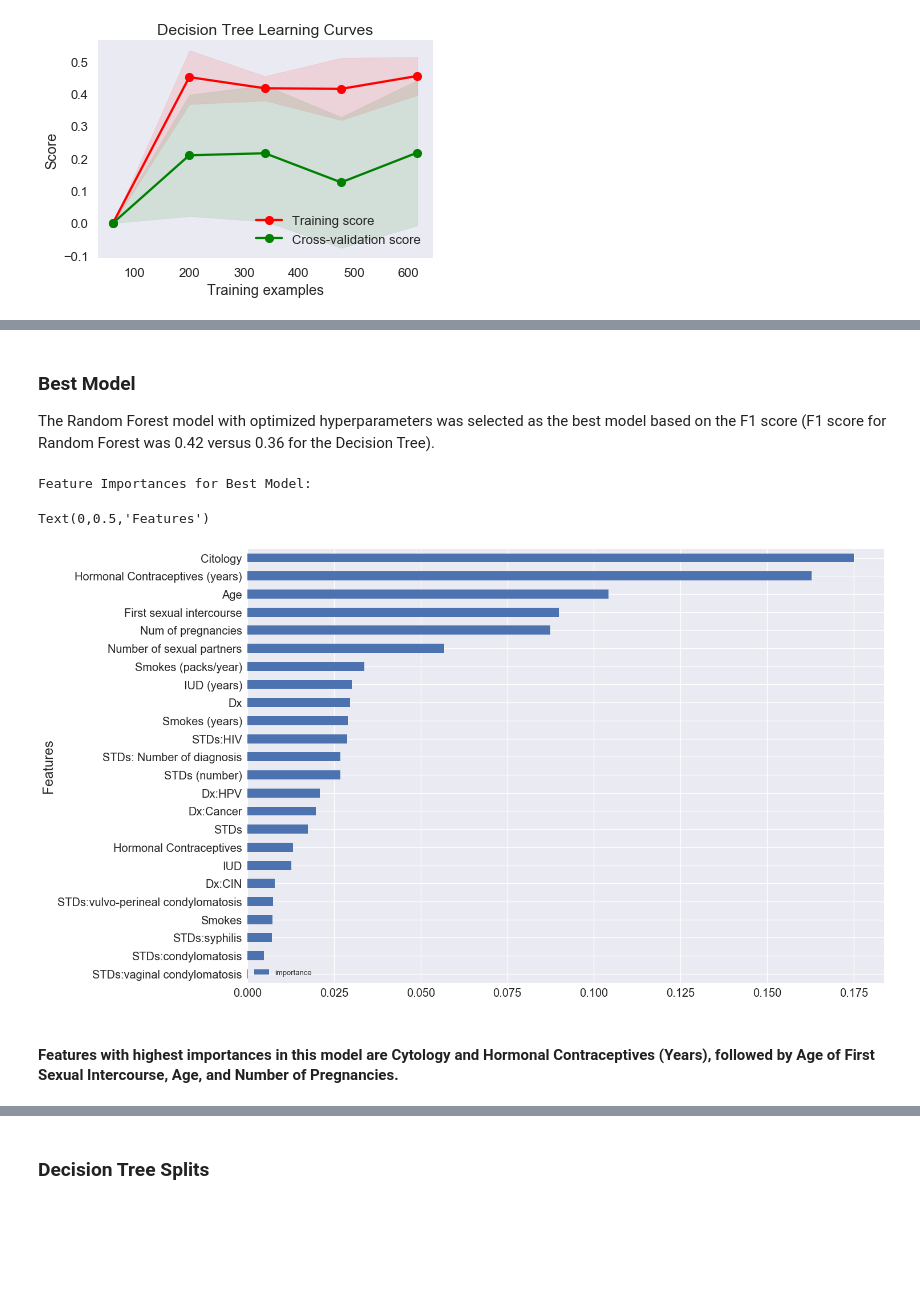
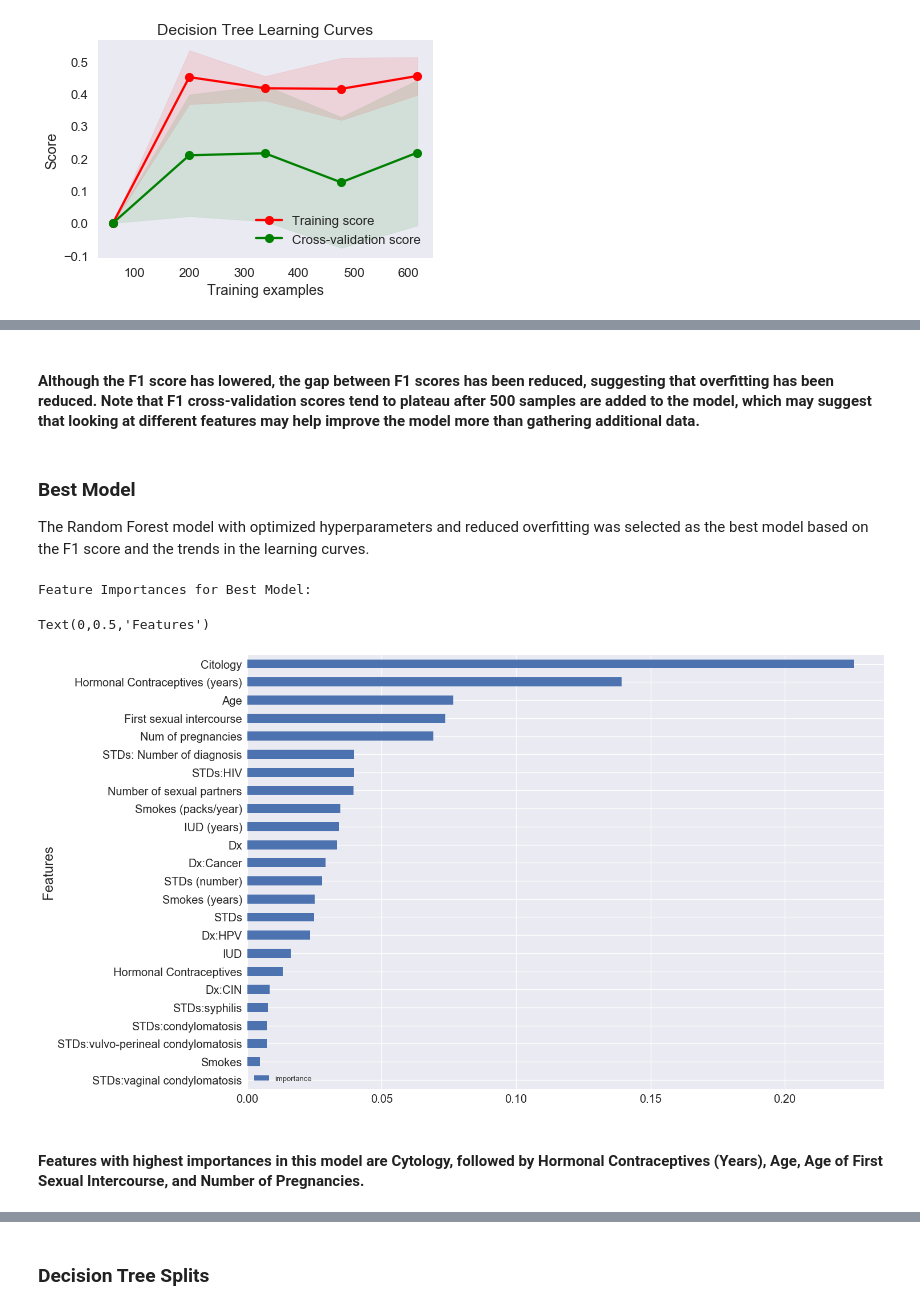
Before and after one commit to yangyi724/Cervical-Cancer-Risk-Factors, a Jupyter notebook: Cervical Cancer Risk Factors.ipynb, the cells around one changed output, grey strips where cells are left out. Drawn from its saved outputs; the diff is of its cells as text; code cells hidden in the pictures; blank space fills up the shorter version.

```diff
--- a/Cervical Cancer Risk Factors.ipynb
+++ b/Cervical Cancer Risk Factors.ipynb
@@ -631,0 +632,26 @@ g = plot_learning_curve(DTC_best,"Decision Tree Learning Curves",X_train,y_train
+# %%
+# Reducing overfitting in Random Forest model:
+# Trial and error with learning curves was used to fix the overfitting issue.
+# Maximum depth was restricted, and the number of minimum samples in each leaf and for each split were increased.
+# The number of estimators was also increased to help reduce variance.
+RFC = RandomForestClassifier()
+
+rf_param_grid2 = {"max_depth": [4],
+                 "max_features": ["sqrt"],
+                 "min_samples_split": [5,6,7,8,10],
+                 "min_samples_leaf": [4],
+                 "bootstrap": [True],
+                 "n_estimators" :[400],
+                 "criterion": ["gini"],
+                 "class_weight": ['balanced']
+                }
+
+# Search grid and store best estimator.
+gsRFC2 = GridSearchCV(RFC,param_grid = rf_param_grid2, cv=kfold, scoring="f1", n_jobs= 4)
+gsRFC2.fit(X_train,y_train)
+RFC_best2 = gsRFC2.best_estimator_
+
+# Print best score.
+print('Best score: {}'.format(gsRFC2.best_score_))
+print('Best parameters: {}'.format(gsRFC2.best_params_))
+g = plot_learning_curve(RFC_best2,"Random Forest Learning Curves After Reducing Overfitting",X_train,y_train,cv=kfold)
@@ -632,24 +662,26 @@ g = plot_learning_curve(DTC_best,"Decision Tree Learning Curves",X_train,y_train
+# %% [markdown]
+#### Although the F1 score has lowered, the gap between F1 scores has been reduced, suggesting that overfitting has been reduced. Note that F1 cross-validation scores tend to plateau after 500 samples are added to the model, which may suggest that looking at different features may help improve the model more than gathering additional data.
 # %% [markdown]
 ### Best Model
-The Random Forest model with optimized hyperparameters was selected as the best model based on the F1 score (F1 score for Random Forest was 0.42 versus 0.36 for the Decision Tree).
+The Random Forest model with optimized hyperparameters and reduced overfitting was selected as the best model based on the F1 score and the trends in the learning curves.
 # %%
 #Look at feature importances for best model.
-RFC_best.fit(X_train,y_train)
+RFC_best2.fit(X_train,y_train)
 features_best = pd.DataFrame()
 features_best['feature'] = X_train.columns
-features_best['importance'] = RFC_best.feature_importances_
+features_best['importance'] = RFC_best2.feature_importances_
 features_best.sort_values(by=['importance'], ascending=True, inplace=True)
 features_best.set_index('feature', inplace=True)
 
 #Plot.
 print("\nFeature Importances for Best Model:")
 ax = features_best.plot(kind='barh', figsize=(20, 14), fontsize=20)
 ax.set_ylabel("Features", fontname="Arial", fontsize=24)
 # %% [output]
 Feature Importances for Best Model:
 Text(0,0.5,'Features')
-[figure, old version]
+[figure, new version]
 # %% [markdown]
-#### Features with highest importances in this model are Cytology and Hormonal Contraceptives (Years), followed by Age of First Sexual Intercourse, Age, and Number of Pregnancies.
+#### Features with highest importances in this model are Cytology, followed by Hormonal Contraceptives (Years), Age, Age of First Sexual Intercourse, and Number of Pregnancies.
 # %%
 # Print Classification Report for both training and test data.
```
Also changed, not shown: parts of 9 cells of this notebook.
